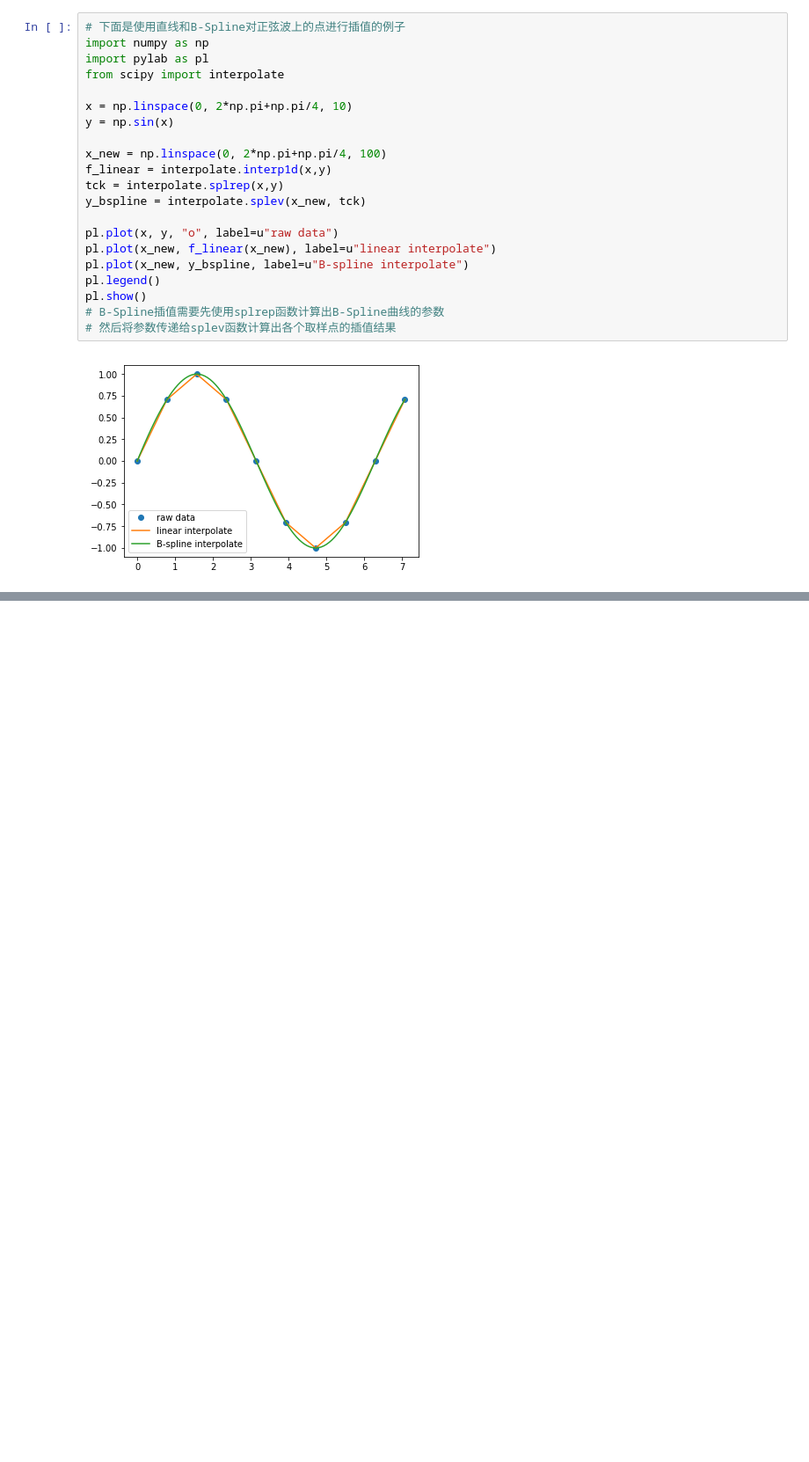
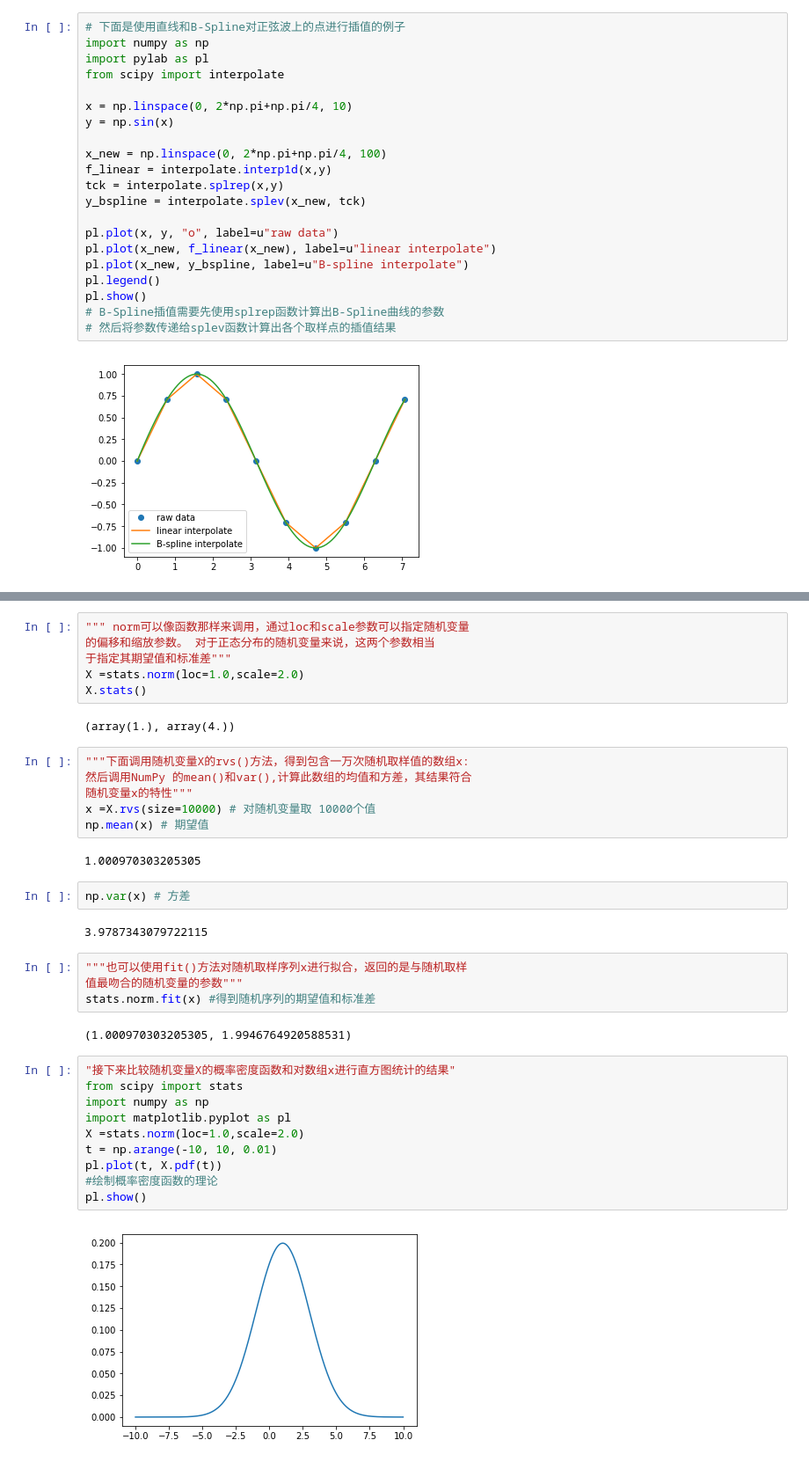
Before and after one commit to lilongbin/ai, a Jupyter notebook: da/scipy/scipy.primer.ipynb, the cells around one changed output, grey strips where cells are left out. Shown at 88% size. Cells and saved outputs as stored; diff of their text form; blank space fills up the shorter version.

```diff
--- a/da/scipy/scipy.primer.ipynb
+++ b/da/scipy/scipy.primer.ipynb
@@ -580,0 +826,38 @@ plt.show()
+# %%
+""" norm可以像函数那样来调用，通过loc和scale参数可以指定随机变量
+的偏移和缩放参数。 对于正态分布的随机变量来说，这两个参数相当
+于指定其期望值和标准差"""
+X =stats.norm(loc=1.0,scale=2.0)
+X.stats()
+# %% [output]
+(array(1.), array(4.))
+# %%
+"""下面调用随机变量X的rvs()方法，得到包含一万次随机取样值的数组x:
+然后调用NumPy 的mean()和var(),计算此数组的均值和方差，其结果符合
+随机变量x的特性"""
+x =X.rvs(size=10000) # 对随机变量取 10000个值
+np.mean(x) # 期望值
+# %% [output]
+1.000970303205305
+# %%
+np.var(x) # 方差
+# %% [output]
+3.9787343079722115
+# %%
+"""也可以使用fit()方法对随机取样序列x进行拟合，返回的是与随机取样
+值最吻合的随机变量的参数"""
+stats.norm.fit(x) #得到随机序列的期望值和标准差
+# %% [output]
+(1.000970303205305, 1.9946764920588531)
+# %%
+"接下来比较随机变量X的概率密度函数和对数组x进行直方图统计的结果"
+from scipy import stats
+import numpy as np
+import matplotlib.pyplot as pl
+X =stats.norm(loc=1.0,scale=2.0)
+t = np.arange(-10, 10, 0.01)
+pl.plot(t, X.pdf(t))
+#绘制概率密度函数的理论
+pl.show()
+# %% [output]
+[figure, added]
```
Also changed, not shown: parts of 75 cells of this notebook, 8 other files.
